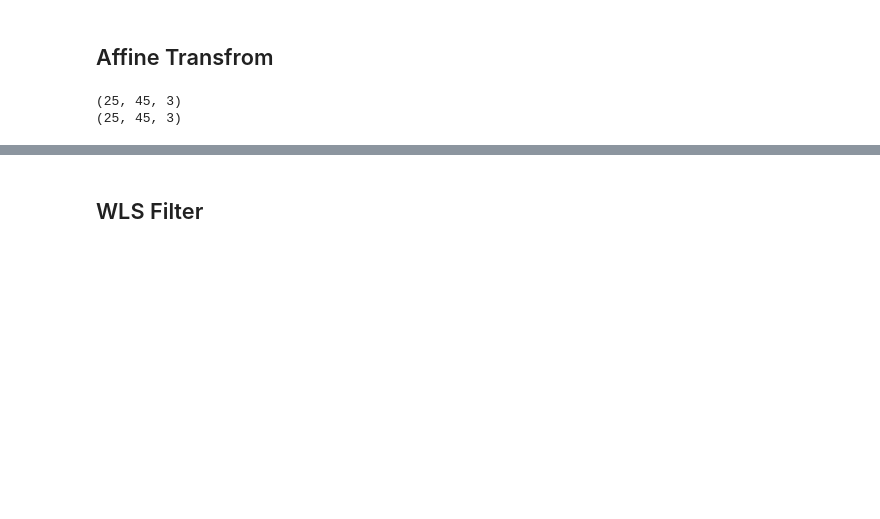
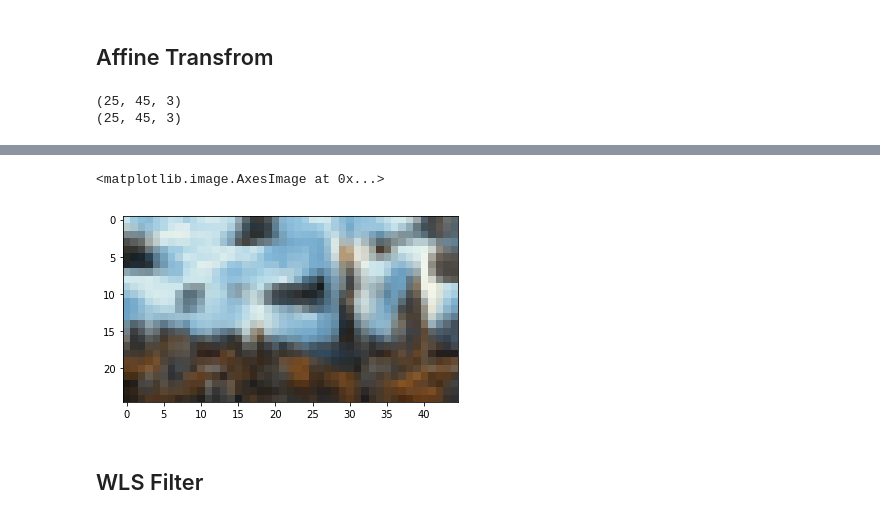
Before and after one commit to rassilon712/Neural_Color_Transfer, a Jupyter notebook: NCT_modified.ipynb, the cells around one changed output, grey strips where cells are left out. Cells and saved outputs as stored; diff of their text form; code cells hidden in the pictures; blank space fills up the shorter version.

```diff
--- a/NCT_modified.ipynb
+++ b/NCT_modified.ipynb
@@ -786,3 +808,9 @@ ValueError: Images of type float must be between -1 and 1.
+# %%
+# Comparing
+imshow(imgG.transpose(1, 2, 0))
+# %% [output]
+<matplotlib.image.AxesImage at 0x...>
+[figure, added]
 # %% [markdown]
 ## WLS Filter
 # %%
```
Also changed, not shown: parts of 22 cells of this notebook.
